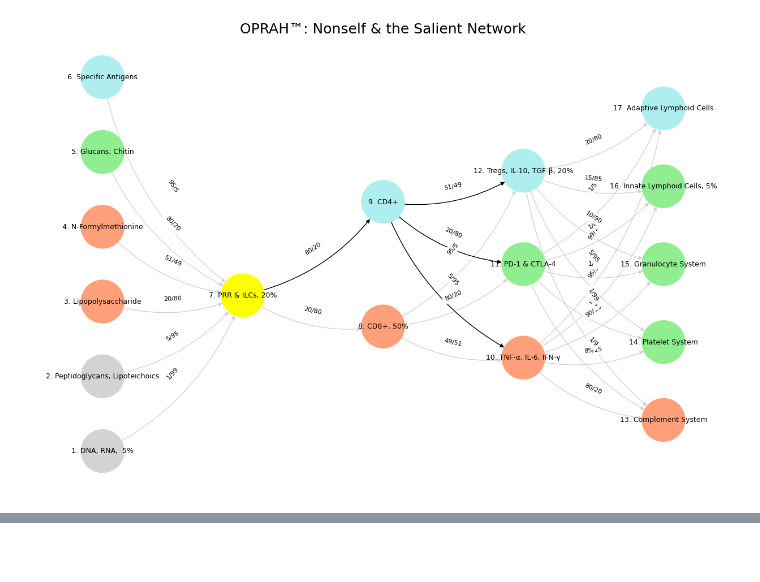
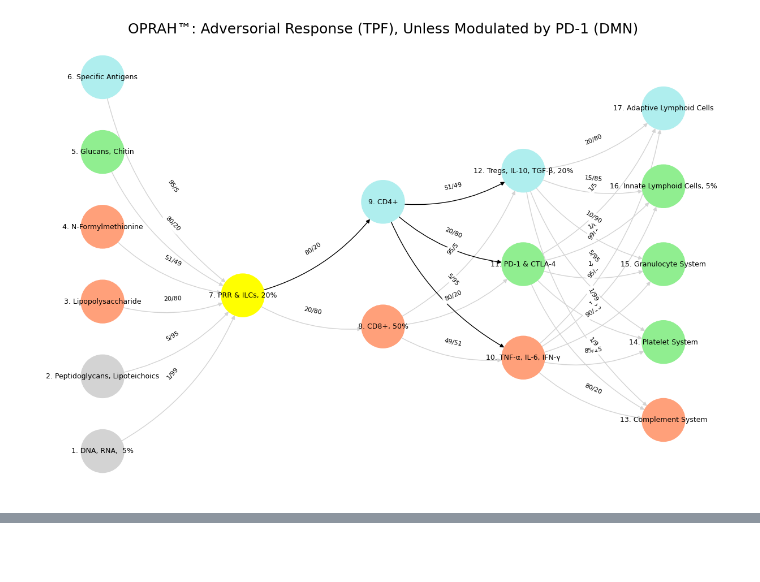
Before and after one commit to abikesa/matrix, a Jupyter notebook: kitabo/ensi/_build/jupyter_execute/act2/chapter3.ipynb, the cells around one changed output, grey strips where cells are left out. Saved outputs shown, nothing was run; the diff lists cells and outputs as text; code cells hidden in the pictures.

Commit message:
adversarial unless modulated by PD-1

```diff
--- a/kitabo/ensi/_build/jupyter_execute/act2/chapter3.ipynb
+++ b/kitabo/ensi/_build/jupyter_execute/act2/chapter3.ipynb
@@ -184,32 +184,32 @@ def visualize_nn():
         positions = calculate_positions(nodes, x_offset=i * 2)
         for node, position in zip(nodes, positions):
             new_node = mapping[node]
             G.add_node(new_node, layer=layer_name)
             pos[new_node] = position
             node_colors.append(colors.get(node, 'lightgray'))
 
     # Add edges with updated node labels
     edge_colors = []
     for (source, target), weight in edges.items():
         if source in mapping and target in mapping:
             new_source = mapping[source]
             new_target = mapping[target]
             G.add_edge(new_source, new_target, weight=weight)
             edge_colors.append('black' if (source, target) in black_edges else 'lightgrey')
 
     # Draw the graph
     plt.figure(figsize=(12, 8))
     edges_labels = {(u, v): d["weight"] for u, v, d in G.edges(data=True)}
 
     nx.draw(
         G, pos, with_labels=True, node_color=node_colors, edge_color=edge_colors,
         node_size=3000, font_size=9, connectionstyle="arc3,rad=0.2"
     )
     nx.draw_networkx_edge_labels(G, pos, edge_labels=edges_labels, font_size=8)
-    plt.title("OPRAH™: Nonself & the Salient Network", fontsize=18)
+    plt.title("OPRAH™: Adversorial Response (TPF), Unless Modulated by PD-1 (DMN)", fontsize=18)
     plt.show()
 
 # Run the visualization
 visualize_nn()
 # %% [output]
-[figure, old version]
+[figure, new version]
```
Also changed, not shown: parts of 2 cells of this notebook, 6 other files.
